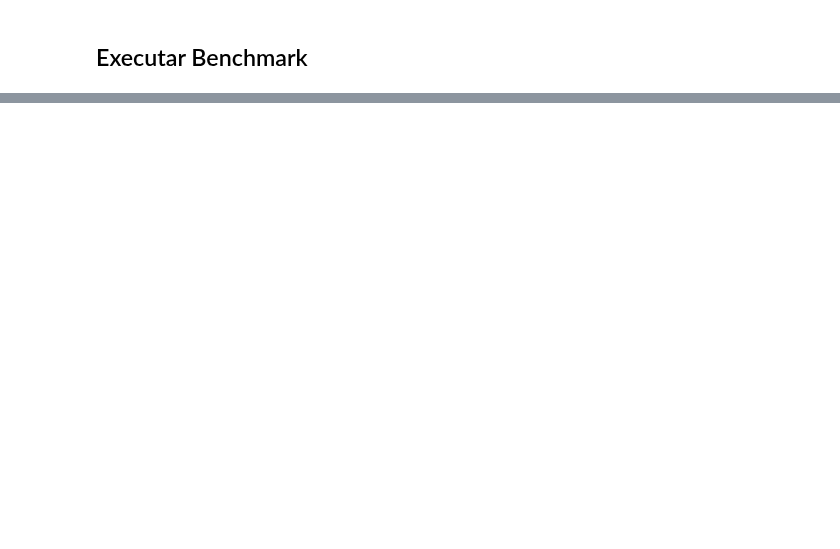
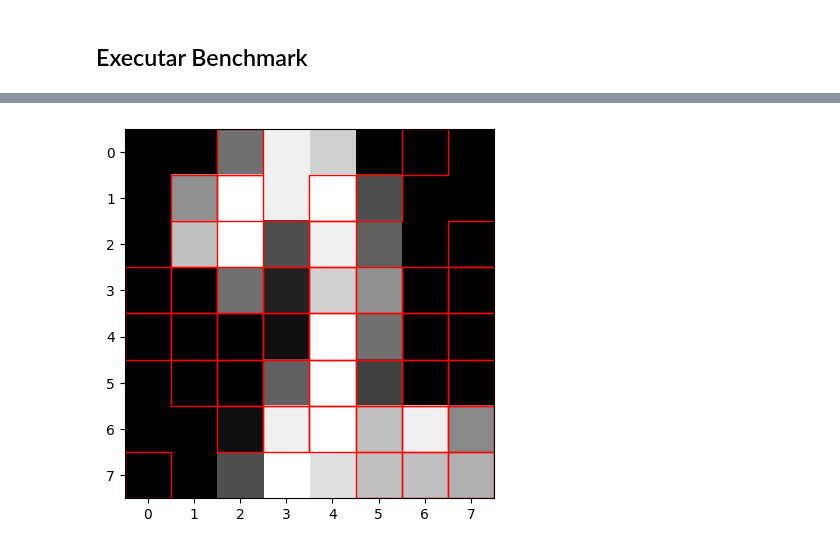
Before and after one commit to myller-silva/Explications-ANNs, a Jupyter notebook: notebook.ipynb, the cells around one changed output, grey strips where cells are left out. Drawn from its saved outputs; the diff is of its cells as text; code cells hidden in the pictures; blank space fills up the shorter version.

```diff
--- a/notebook.ipynb
+++ b/notebook.ipynb
@@ -1161,0 +1247,27 @@ exibir_imagem_com_explicacao(df_instancia, instancia_index, explicacao)
+# %%
+# todo: tirar o dataframe e receber apenas a instancia
+def show_image_with_explanation(
+    df: pd.DataFrame, instancia_index: int, explanation: list
+):
+    instancia_values = df.iloc[instancia_index, :-1].values
+
+    instancia = instancia_values.reshape(8, 8)
+
+    fig, ax = plt.subplots()
+
+    ax.imshow(instancia, cmap="gray")
+
+    if(explanation):
+        coordinates_explanation = explanation
+
+        for x, y in coordinates_explanation:
+            x = x - 0.5  # deslocar para alinhar
+            y = y - 0.5
+            width = height = 1
+
+            rect = patches.Rectangle(
+                (x, y), width, height, linewidth=1, edgecolor="r", facecolor="none"
+            )
+            ax.add_patch(rect)
+
+    plt.show()
@@ -1161,0 +1276,6 @@ exibir_imagem_com_explicacao(df_instancia, instancia_index, explicacao)
+# %%
+teste_df = pd.read_csv(
+    "resultados\datasets\digits\models\model_5layers_20neurons.h5\df.csv"
+)
+index = 8
+instancia_df = teste_df.iloc[index]
@@ -1161,0 +1297,5 @@ exibir_imagem_com_explicacao(df_instancia, instancia_index, explicacao)
+# %%
+import ast
+
+def string_to_list(string):
+    return ast.literal_eval(string)
@@ -1161,0 +1309,8 @@ exibir_imagem_com_explicacao(df_instancia, instancia_index, explicacao)
+# %%
+show_image_with_explanation(
+    df=data,
+    instancia_index=instancia_df["instance_index"],
+    explanation=string_to_list(instancia_df["explanation_relaxed"]),
+)
+# %% [output]
+[figure, added]
```
Also changed, not shown: parts of 28 cells of this notebook, 18 other files.
